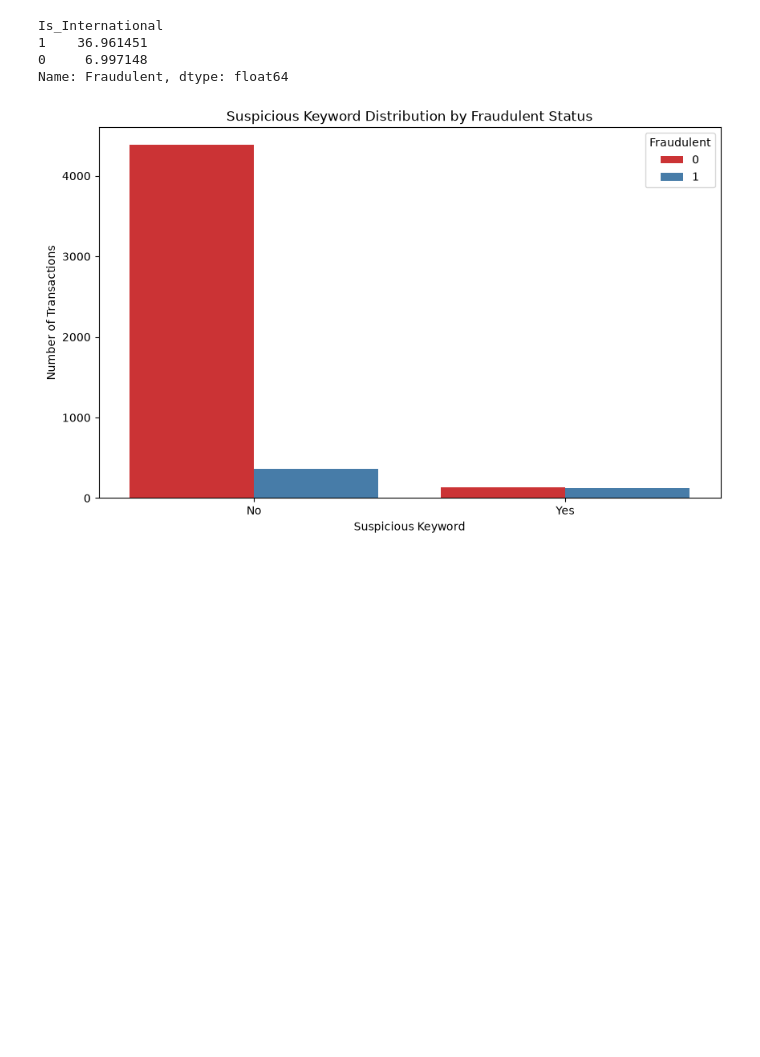
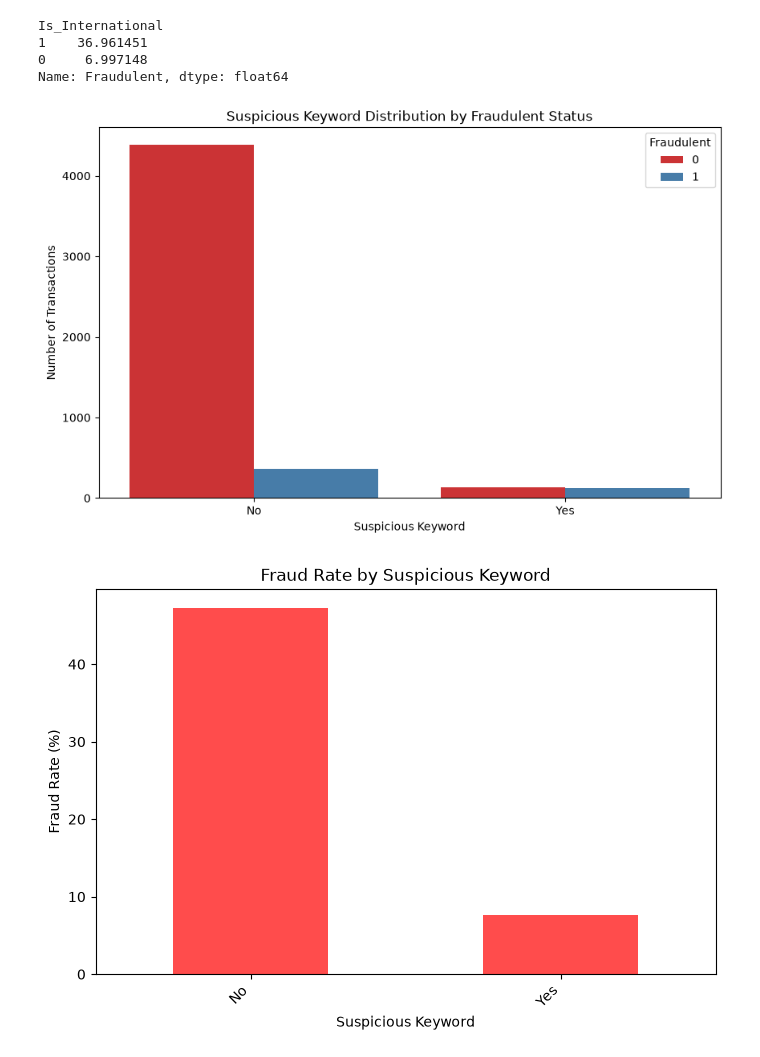
Before and after one commit to umairr-95/Financial-Fraud-Detection-Model-with-Dashboard, a Jupyter notebook: EDA.ipynb, the cells around one changed output. Saved outputs shown, nothing was run; the diff lists cells and outputs as text; code cells hidden in the pictures; blank space fills up the shorter version.

Commit message:
worked on fraud analysis data set and corelation datasets

```diff
--- a/EDA.ipynb
+++ b/EDA.ipynb
@@ -294,17 +294,33 @@ Name: Fraudulent, dtype: float64
 # %%
 # suspicious analysis
 
 df["Suspicious_Keyword"].value_counts()
 
 plt.figure(figsize=(10, 6))
 sns.countplot(data=df, x='Suspicious_Keyword', hue='Fraudulent', palette='Set1')
 
 plt.title('Suspicious Keyword Distribution by Fraudulent Status')
 plt.xlabel('Suspicious Keyword')
 plt.ylabel('Number of Transactions')
 plt.legend(title='Fraudulent')
 
 plt.xticks(ticks=[0, 1], labels=['No', 'Yes'])
 plt.show()
+
+
+# fraud rate by suspicious keyword
+
+suspicious_fraud_rate = (
+    df.groupby("Suspicious_Keyword")["Fraudulent"].mean().sort_values(ascending=False)* 100)
+suspicious_fraud_rate
+
+plt.figure(figsize=(8, 5))
+suspicious_fraud_rate.plot(kind="bar", color="red", alpha=0.7)
+plt.title('Fraud Rate by Suspicious Keyword')
+plt.xlabel('Suspicious Keyword')
+plt.ylabel('Fraud Rate (%)')
+plt.xticks(rotation = 45, ha='right', ticks=[0, 1], labels=['No', 'Yes'])
+plt.show()
 # %% [output]
 [figure]
+[figure, added]
```
Also changed, not shown: parts of 5 cells of this notebook.
